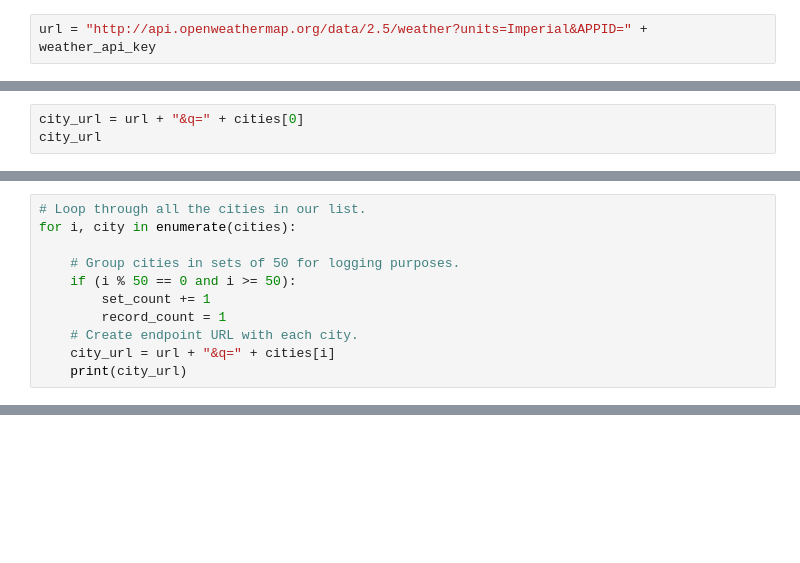
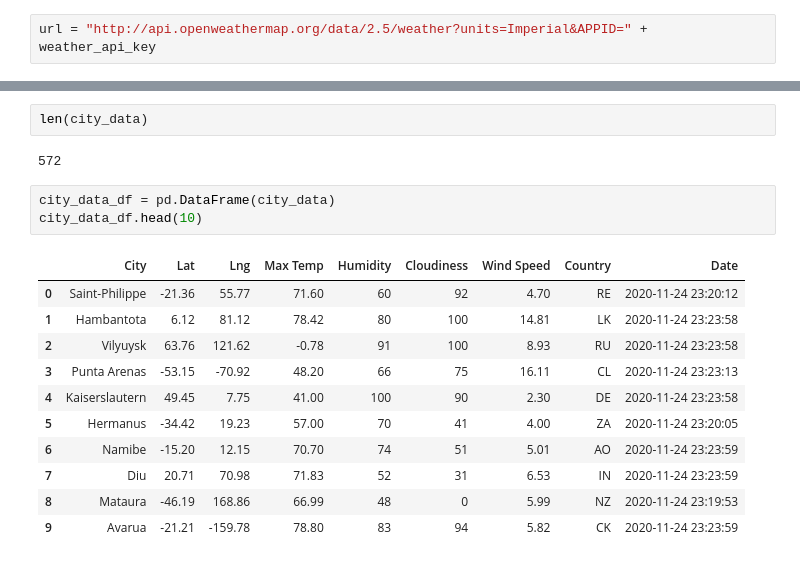
Before and after one commit to Ehsan-O/World_Weather_Analysis, a Jupyter notebook: WeatherPy.ipynb, the cells around one changed output, grey strips where cells are left out. Saved outputs shown, nothing was run; the diff lists cells and outputs as text; blank space fills up the shorter version.

Commit message:
Adding CSV file for cities weather

```diff
--- a/WeatherPy.ipynb
+++ b/WeatherPy.ipynb
@@ -52,3 +39,0 @@ Beginning Data Retrieval
-# %%
-city_url = url + "&q=" + cities[0]
-city_url
@@ -57,11 +39,0 @@ city_url
-# %%
-# Loop through all the cities in our list.
-for i, city in enumerate(cities):
-
-    # Group cities in sets of 50 for logging purposes.
-    if (i % 50 == 0 and i >= 50):
-        set_count += 1
-        record_count = 1
-    # Create endpoint URL with each city.
-    city_url = url + "&q=" + cities[i]
-    print(city_url)
@@ -85,0 +119,19 @@ http://api.openweathermap.org/data/2.5/weather?units=Imperial&APPID=dcc55cfe9de4
+# %%
+len(city_data)
+# %% [output]
+572
+# %%
+city_data_df = pd.DataFrame(city_data)
+city_data_df.head(10)
+# %% [output]
+|  | City | Lat | Lng | Max Temp | Humidity | Cloudiness | Wind Speed | Country | Date |
+| 0 | Saint-Philippe | -21.36 | 55.77 | 71.60 | 60 | 92 | 4.70 | RE | 2020-11-24 23:20:12 |
+| 1 | Hambantota | 6.12 | 81.12 | 78.42 | 80 | 100 | 14.81 | LK | 2020-11-24 23:23:58 |
+| 2 | Vilyuysk | 63.76 | 121.62 | -0.78 | 91 | 100 | 8.93 | RU | 2020-11-24 23:23:58 |
+| 3 | Punta Arenas | -53.15 | -70.92 | 48.20 | 66 | 75 | 16.11 | CL | 2020-11-24 23:23:13 |
+| 4 | Kaiserslautern | 49.45 | 7.75 | 41.00 | 100 | 90 | 2.30 | DE | 2020-11-24 23:23:58 |
+| 5 | Hermanus | -34.42 | 19.23 | 57.00 | 70 | 41 | 4.00 | ZA | 2020-11-24 23:20:05 |
+| 6 | Namibe | -15.20 | 12.15 | 70.70 | 74 | 51 | 5.01 | AO | 2020-11-24 23:23:59 |
+| 7 | Diu | 20.71 | 70.98 | 71.83 | 52 | 31 | 6.53 | IN | 2020-11-24 23:23:59 |
+| 8 | Mataura | -46.19 | 168.86 | 66.99 | 48 | 0 | 5.99 | NZ | 2020-11-24 23:19:53 |
+| 9 | Avarua | -21.21 | -159.78 | 78.80 | 83 | 94 | 5.82 | CK | 2020-11-24 23:23:59 |
```
Also changed, not shown: parts of 8 cells of this notebook.
